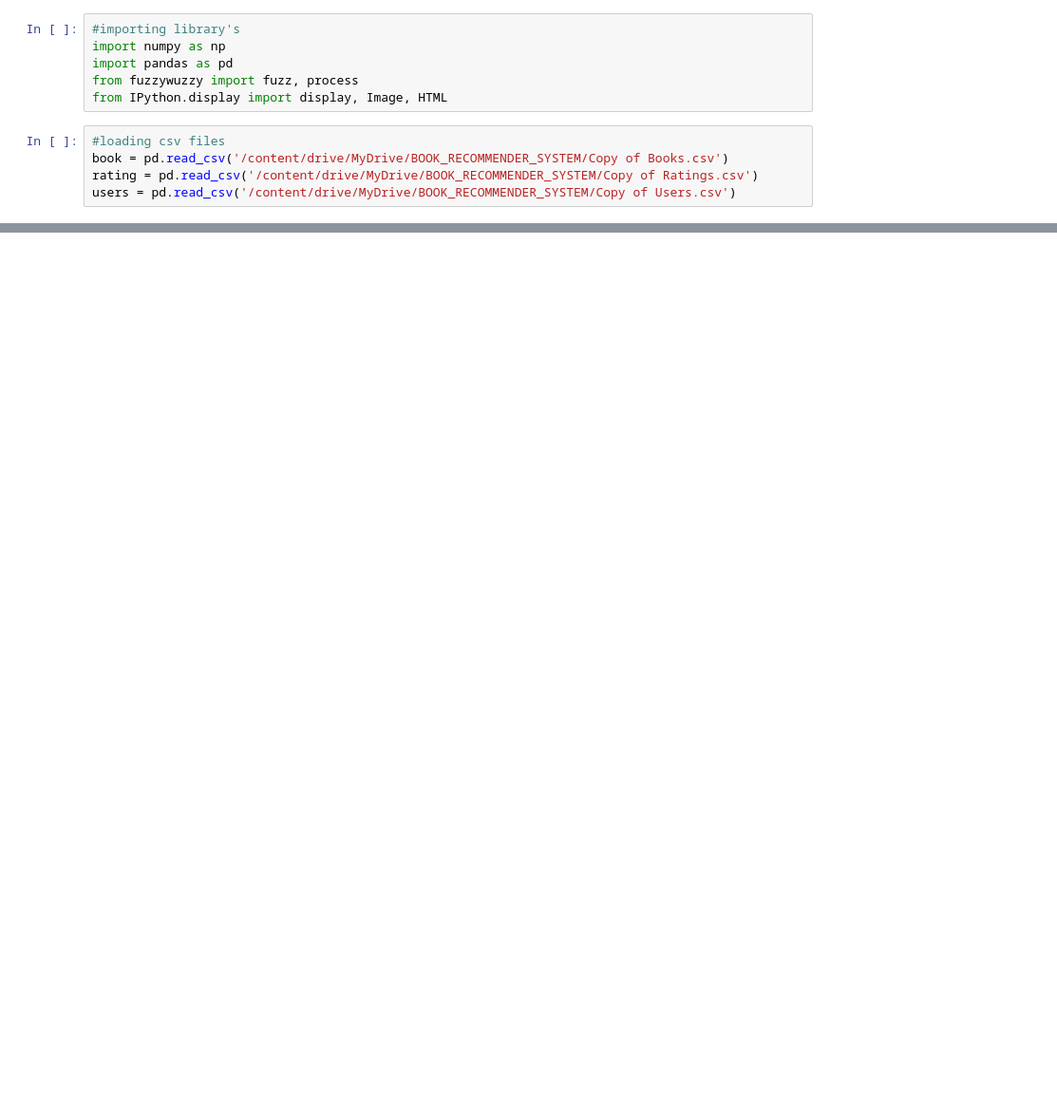
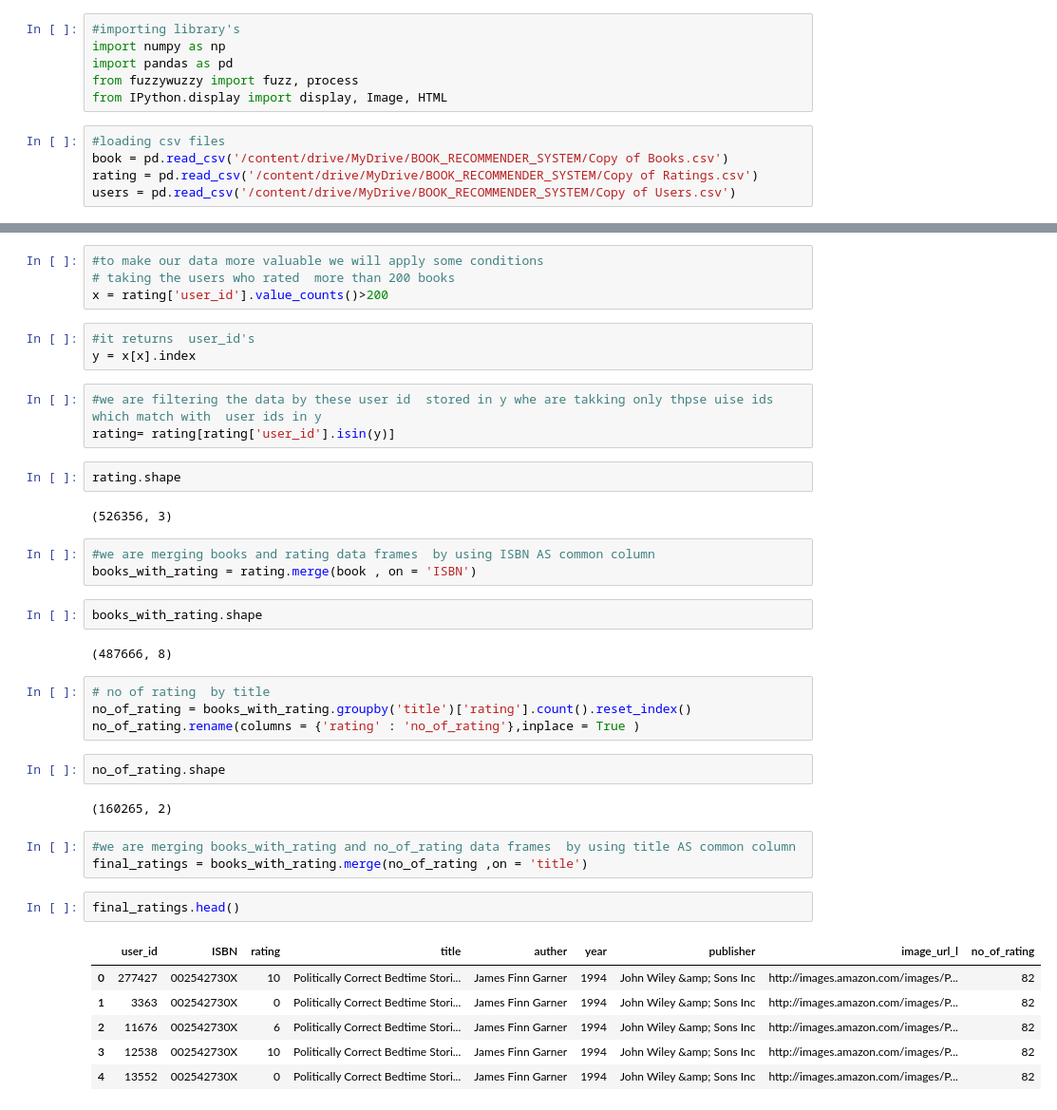
Before and after one commit to surajjorwar/Book-Recommendation-System, a Jupyter notebook: Book_Recommendation_System.ipynb, the cells around one changed output, grey strips where cells are left out. Shown: that part at 95% size. Saved outputs shown, nothing was run; the diff lists cells and outputs as text; blank space fills up the shorter version.

```diff
--- a/Book_Recommendation_System.ipynb
+++ b/Book_Recommendation_System.ipynb
@@ -21,0 +149,41 @@ users = pd.read_csv('/content/drive/MyDrive/BOOK_RECOMMENDER_SYSTEM/Copy of User
+# %%
+#to make our data more valuable we will apply some conditions
+# taking the users who rated  more than 200 books
+x = rating['user_id'].value_counts()>200
+# %%
+#it returns  user_id's
+y = x[x].index
+# %%
+#we are filtering the data by these user id  stored in y whe are takking only thpse uise ids  which match with  user ids in y
+rating= rating[rating['user_id'].isin(y)]
+# %%
+rating.shape
+# %% [output]
+(526356, 3)
+# %%
+#we are merging books and rating data frames  by using ISBN AS common column
+books_with_rating = rating.merge(book , on = 'ISBN')
+# %%
+books_with_rating.shape
+# %% [output]
+(487666, 8)
+# %%
+# no of rating  by title
+no_of_rating = books_with_rating.groupby('title')['rating'].count().reset_index()
+no_of_rating.rename(columns = {'rating' : 'no_of_rating'},inplace = True )
+# %%
+no_of_rating.shape
+# %% [output]
+(160265, 2)
+# %%
+#we are merging books_with_rating and no_of_rating data frames  by using title AS common column
+final_ratings = books_with_rating.merge(no_of_rating ,on = 'title')
+# %%
+final_ratings.head()
+# %% [output]
+|  | user_id | ISBN | rating | title | auther | year | publisher | image_url_l | no_of_rating |
+| 0 | 277427 | 002542730X | 10 | Politically Correct Bedtime Stori... | James Finn Garner | 1994 | John Wiley &amp; Sons Inc | http://images.amazon.com/images/P... | 82 |
+| 1 | 3363 | 002542730X | 0 | Politically Correct Bedtime Stori... | James Finn Garner | 1994 | John Wiley &amp; Sons Inc | http://images.amazon.com/images/P... | 82 |
+| 2 | 11676 | 002542730X | 6 | Politically Correct Bedtime Stori... | James Finn Garner | 1994 | John Wiley &amp; Sons Inc | http://images.amazon.com/images/P... | 82 |
+| 3 | 12538 | 002542730X | 10 | Politically Correct Bedtime Stori... | James Finn Garner | 1994 | John Wiley &amp; Sons Inc | http://images.amazon.com/images/P... | 82 |
+| 4 | 13552 | 002542730X | 0 | Politically Correct Bedtime Stori... | James Finn Garner | 1994 | John Wiley &amp; Sons Inc | http://images.amazon.com/images/P... | 82 |
```
Also changed, not shown: parts of 36 cells of this notebook.
